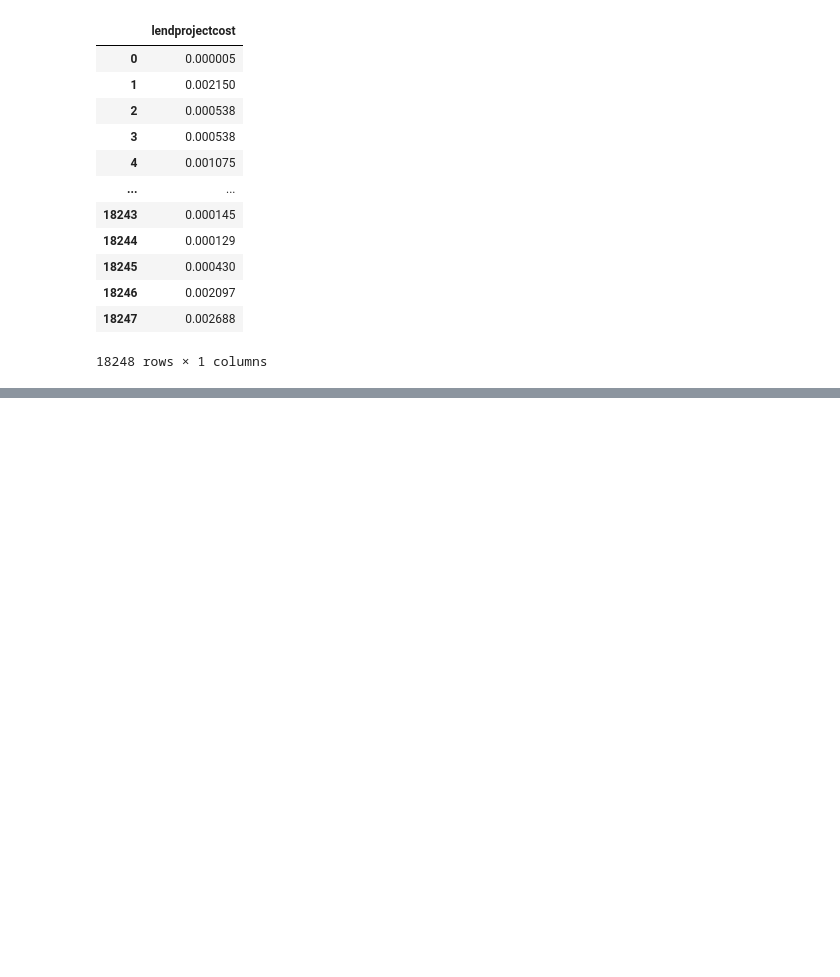
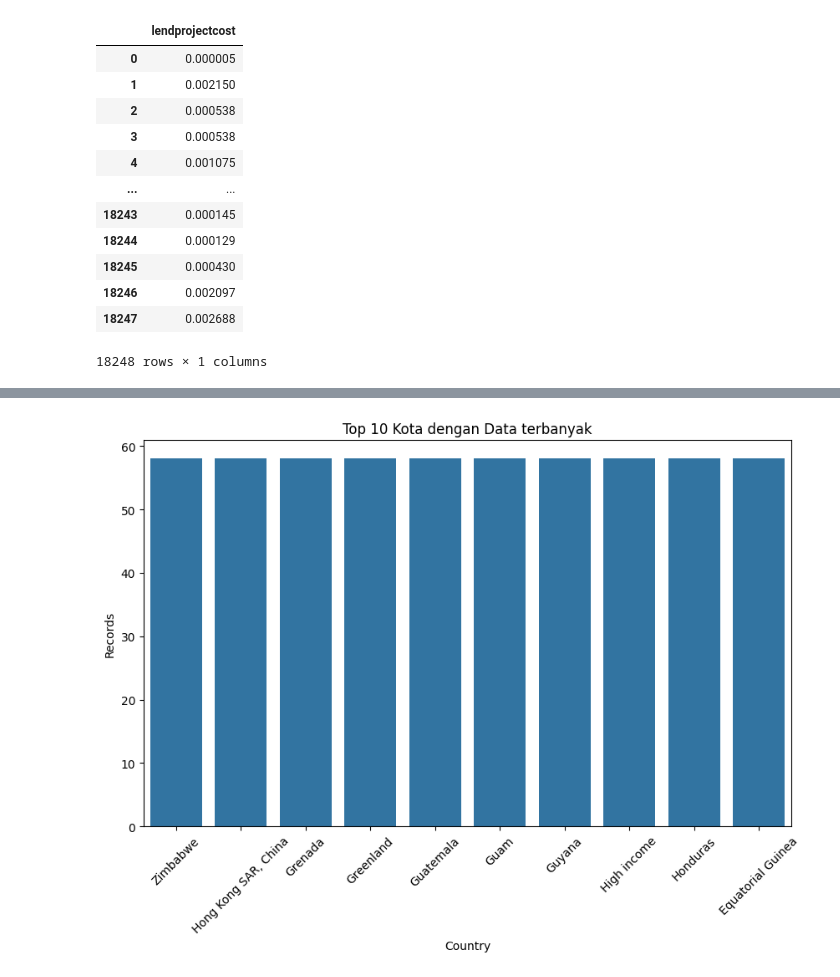
Before and after one commit to zahraptr01/mini_project_alta_zahra, a Jupyter notebook: project/tugas.ipynb, the cells around one changed output, grey strips where cells are left out. Saved outputs shown, nothing was run; the diff lists cells and outputs as text; code cells hidden in the pictures; blank space fills up the shorter version.

```diff
--- a/project/tugas.ipynb
+++ b/project/tugas.ipynb
@@ -1282,0 +1374,5 @@ projects[column]
+# %%
+# Menggabungkan semua data
+df_list = [projects, population_csv, population_json, population_xml, population_db, data_api]
+# %%
+df_combined = pd.concat(df_list, ignore_index=True)
@@ -1298,0 +1401,12 @@ plt
+# %%
+# Visualisasi data Gabungan untuk jumlah data per negara
+country_counts = df_combined['Country'].value_counts().head(10)
+plt.figure(figsize=(10, 6))
+sns.barplot(x=country_counts.index, y=country_counts.values)
+plt.title('Top 10 Kota dengan Data terbanyak')
+plt.xlabel('Country')
+plt.ylabel('Records')
+plt.xticks(rotation=45)
+plt.show()
+# %% [output]
+[figure, added]
```
Also changed, not shown: parts of 8 cells of this notebook.
